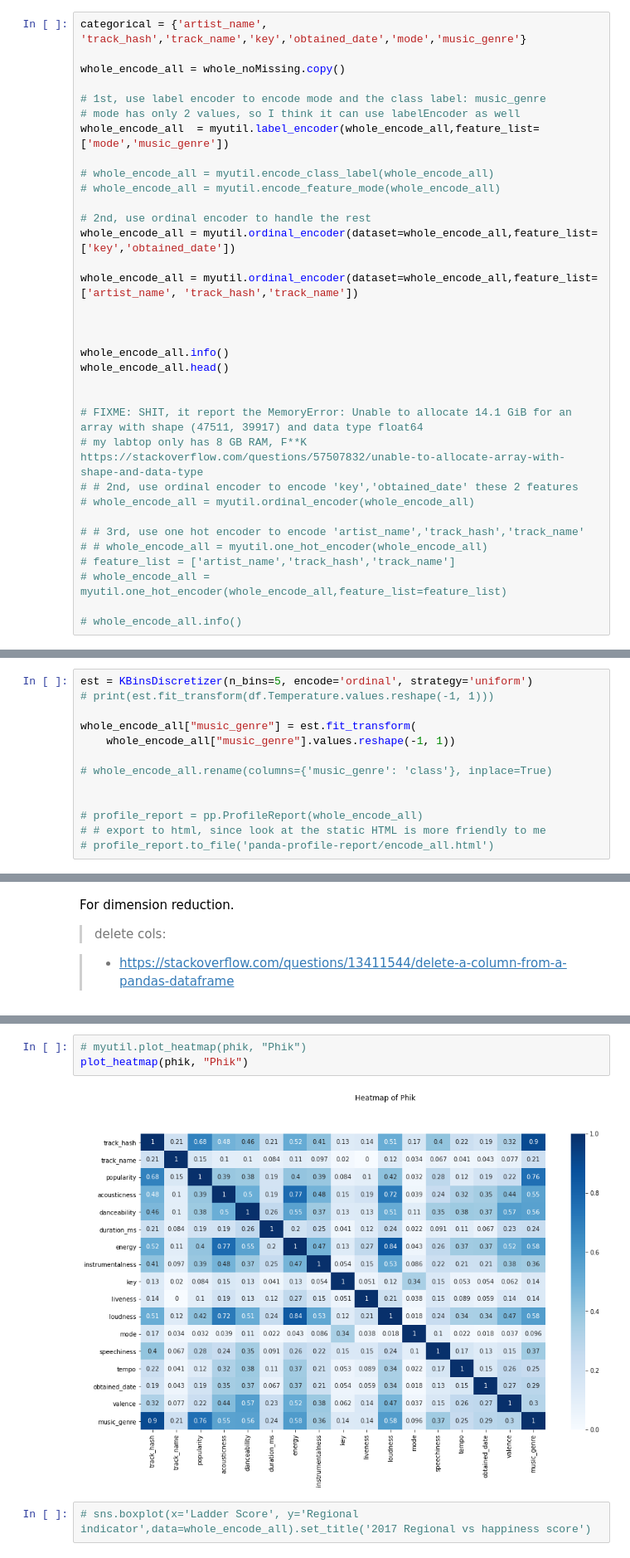
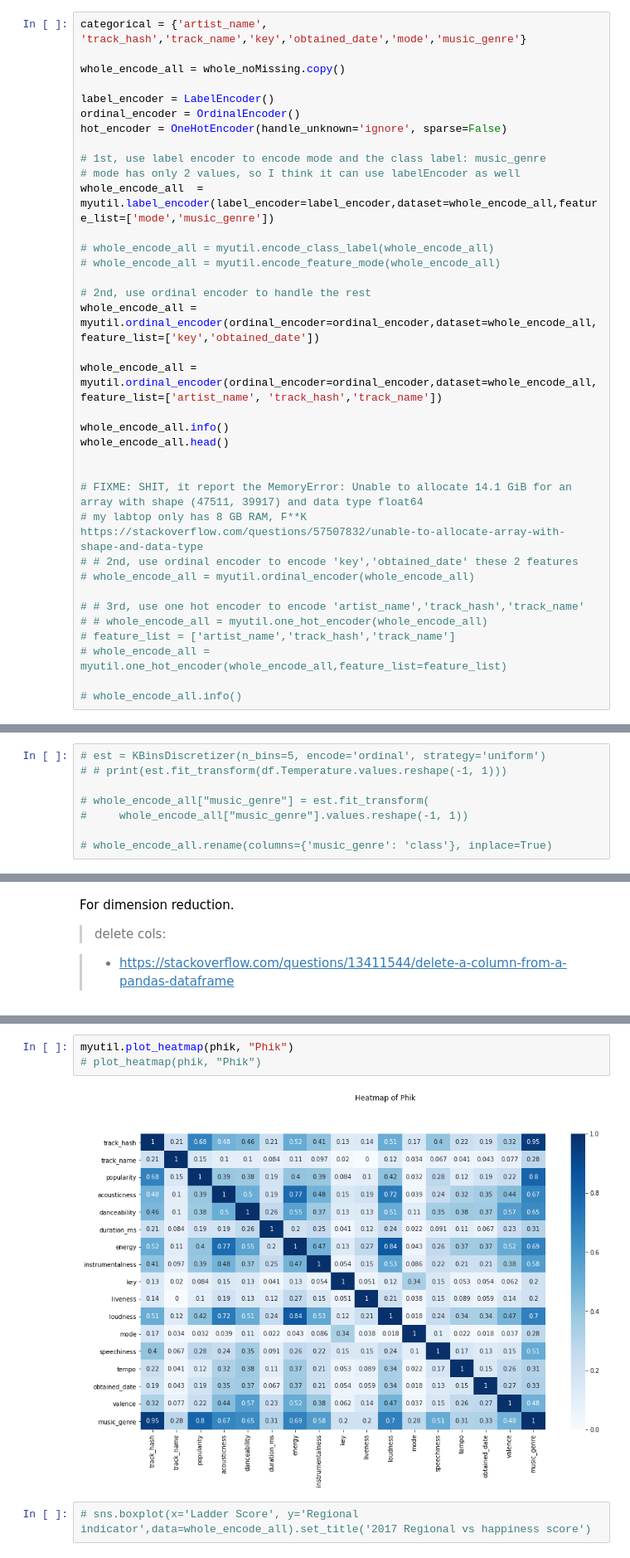
Before and after one commit to Yun-K/comp309_a3, a Jupyter notebook: a3.ipynb, the cells around one changed output, grey strips where cells are left out. Shown: that part at 83% size. Saved outputs shown, nothing was run; the diff lists cells and outputs as text.

Commit message:
0.95, use  track_hash. Can use this to say the data leakge

```diff
--- a/a3.ipynb
+++ b/a3.ipynb
@@ -347,19 +347,21 @@ categorical = {'artist_name', 'track_hash','track_name','key','obtained_date','m
 
 whole_encode_all = whole_noMissing.copy()
 
+label_encoder = LabelEncoder()
+ordinal_encoder = OrdinalEncoder()
+hot_encoder = OneHotEncoder(handle_unknown='ignore', sparse=False)
+
 # 1st, use label encoder to encode mode and the class label: music_genre
 # mode has only 2 values, so I think it can use labelEncoder as well
-whole_encode_all  = myutil.label_encoder(whole_encode_all,feature_list=['mode','music_genre'])
+whole_encode_all  = myutil.label_encoder(label_encoder=label_encoder,dataset=whole_encode_all,feature_list=['mode','music_genre'])
 
 # whole_encode_all = myutil.encode_class_label(whole_encode_all)
 # whole_encode_all = myutil.encode_feature_mode(whole_encode_all)
 
 # 2nd, use ordinal encoder to handle the rest
-whole_encode_all = myutil.ordinal_encoder(dataset=whole_encode_all,feature_list=['key','obtained_date'])
+whole_encode_all = myutil.ordinal_encoder(ordinal_encoder=ordinal_encoder,dataset=whole_encode_all,feature_list=['key','obtained_date'])
 
-whole_encode_all = myutil.ordinal_encoder(dataset=whole_encode_all,feature_list=['artist_name', 'track_hash','track_name'])
-
-
+whole_encode_all = myutil.ordinal_encoder(ordinal_encoder=ordinal_encoder,dataset=whole_encode_all,feature_list=['artist_name', 'track_hash','track_name'])
 
 whole_encode_all.info()
 whole_encode_all.head()
@@ -426,14 +424,9 @@ for (columnName, columnData) in whole_encode_all.iteritems():
  ~~Since the happiness ladder score is the target and it is discreate numerical, so in order to do the machinelearning, this attribute need to be converted to the nominal attribute. I apply the discretisation to transform it into 4different happiness ladder levels, so that the machine is able to learn~~
 # %%
-est = KBinsDiscretizer(n_bins=5, encode='ordinal', strategy='uniform')
-# print(est.fit_transform(df.Temperature.values.reshape(-1, 1)))
+# est = KBinsDiscretizer(n_bins=5, encode='ordinal', strategy='uniform')
+# # print(est.fit_transform(df.Temperature.values.reshape(-1, 1)))
 
-whole_encode_all["music_genre"] = est.fit_transform(
-    whole_encode_all["music_genre"].values.reshape(-1, 1))
+# whole_encode_all["music_genre"] = est.fit_transform(
+#     whole_encode_all["music_genre"].values.reshape(-1, 1))
 
 # whole_encode_all.rename(columns={'music_genre': 'class'}, inplace=True)
-
-
-# profile_report = pp.ProfileReport(whole_encode_all)
-# # export to html, since look at the static HTML is more friendly to me
-# profile_report.to_file('panda-profile-report/encode_all.html')
@@ -490,8 +487,8 @@ interval columns not set, guessing: ['track_hash', 'track_name', 'popularity', '
 # %%
-# myutil.plot_heatmap(phik, "Phik")
-plot_heatmap(phik, "Phik")
+myutil.plot_heatmap(phik, "Phik")
+# plot_heatmap(phik, "Phik")
 # %% [output]
-[figure, old version]
+[figure, new version]
 # %%
 # sns.boxplot(x='Ladder Score', y='Regional indicator',data=whole_encode_all).set_title('2017 Regional vs happiness score')
 # %%
```
Also changed, not shown: parts of 9 cells of this notebook, 4 other files.
